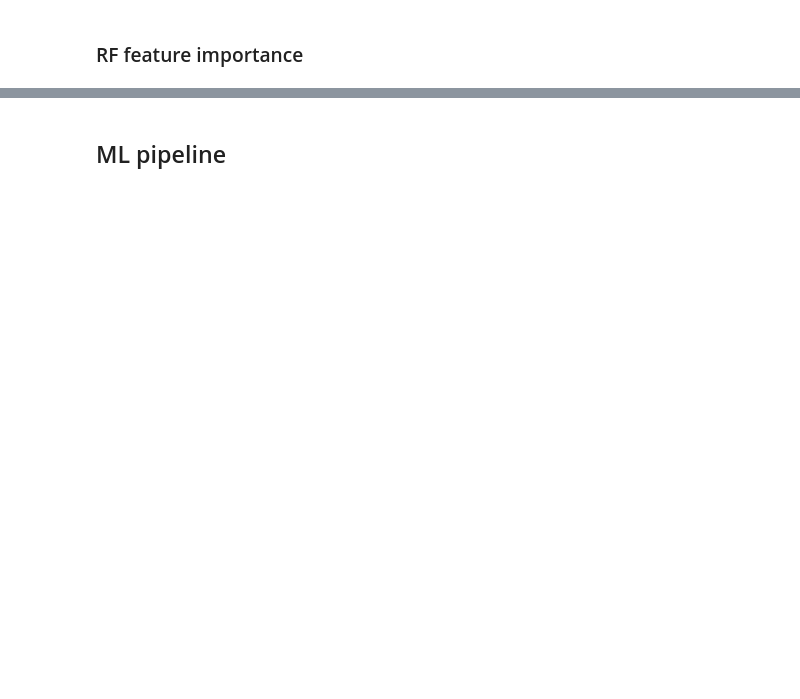
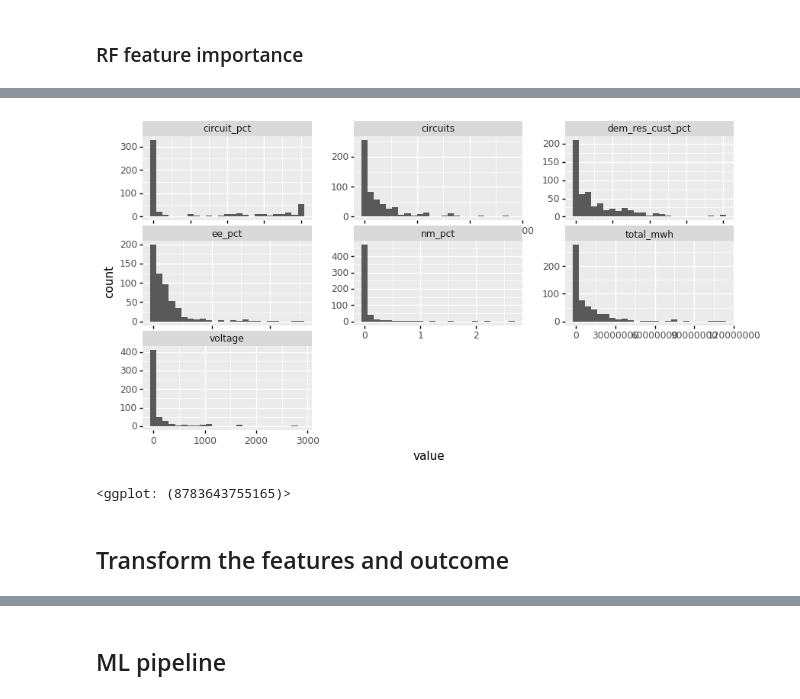
Before and after one commit to gloriadli/DS1_Final_Project, a Jupyter notebook: Attempt-4-Modelling.ipynb, the cells around one changed output, grey strips where cells are left out. Saved outputs shown, nothing was run; the diff lists cells and outputs as text; code cells hidden in the pictures; blank space fills up the shorter version.

```diff
--- a/Attempt-4-Modelling.ipynb
+++ b/Attempt-4-Modelling.ipynb
@@ -555,0 +839,16 @@ plt.savefig('experiment_4_rf_importances.png')
+# %%
+# Plot the continuous variables
+df_num = train_X.select_dtypes(include="number").melt()
+
+(
+    ggplot(df_num,aes(x="value")) +
+    geom_histogram(bins=25) +
+    facet_wrap("variable",scales='free') +
+    theme(figure_size=(10,5),
+          subplots_adjust={'wspace':0.25})
+)
+# %% [output]
+[figure, added]
+<ggplot: (8783643755165)>
+# %% [markdown]
+## Transform the features and outcome
```
Also changed, not shown: parts of 108 cells of this notebook, 18 other files.
